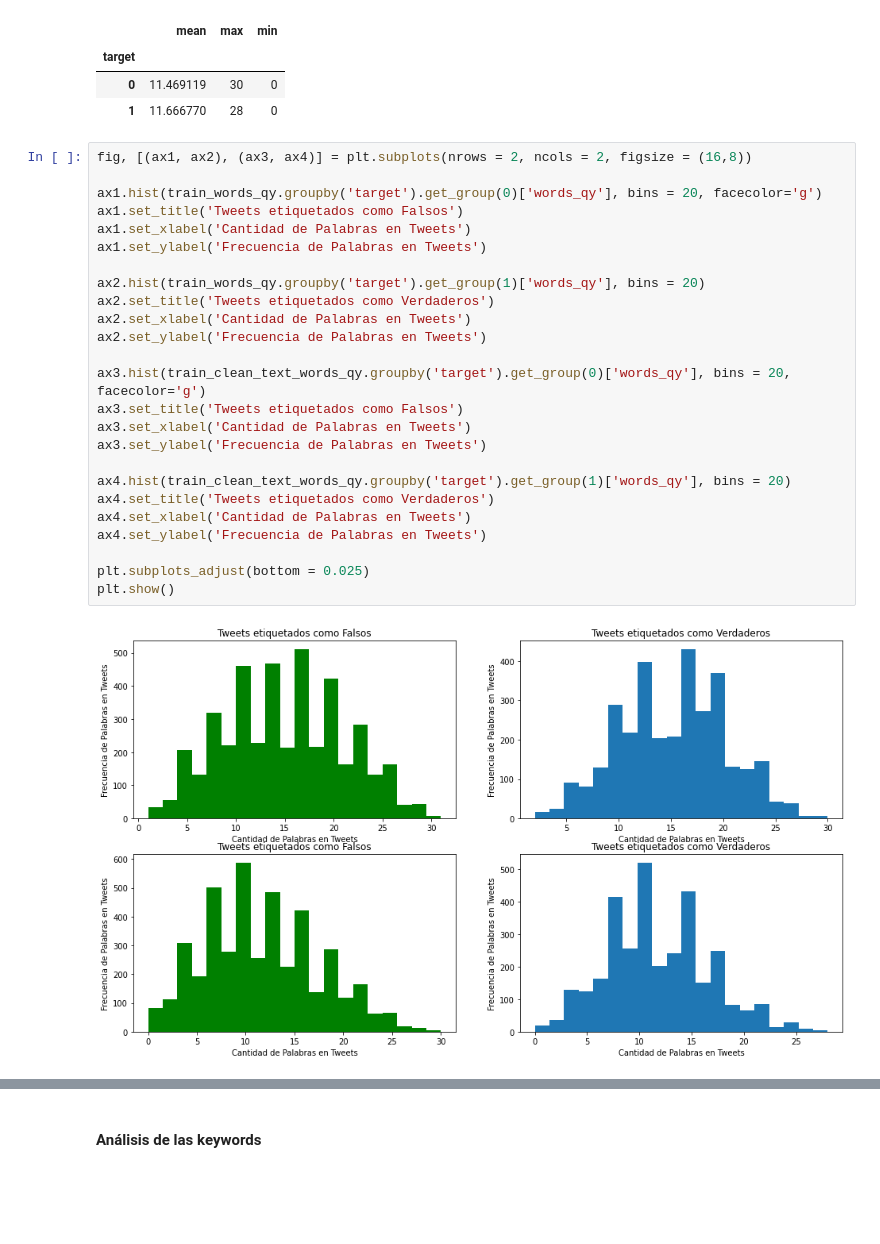
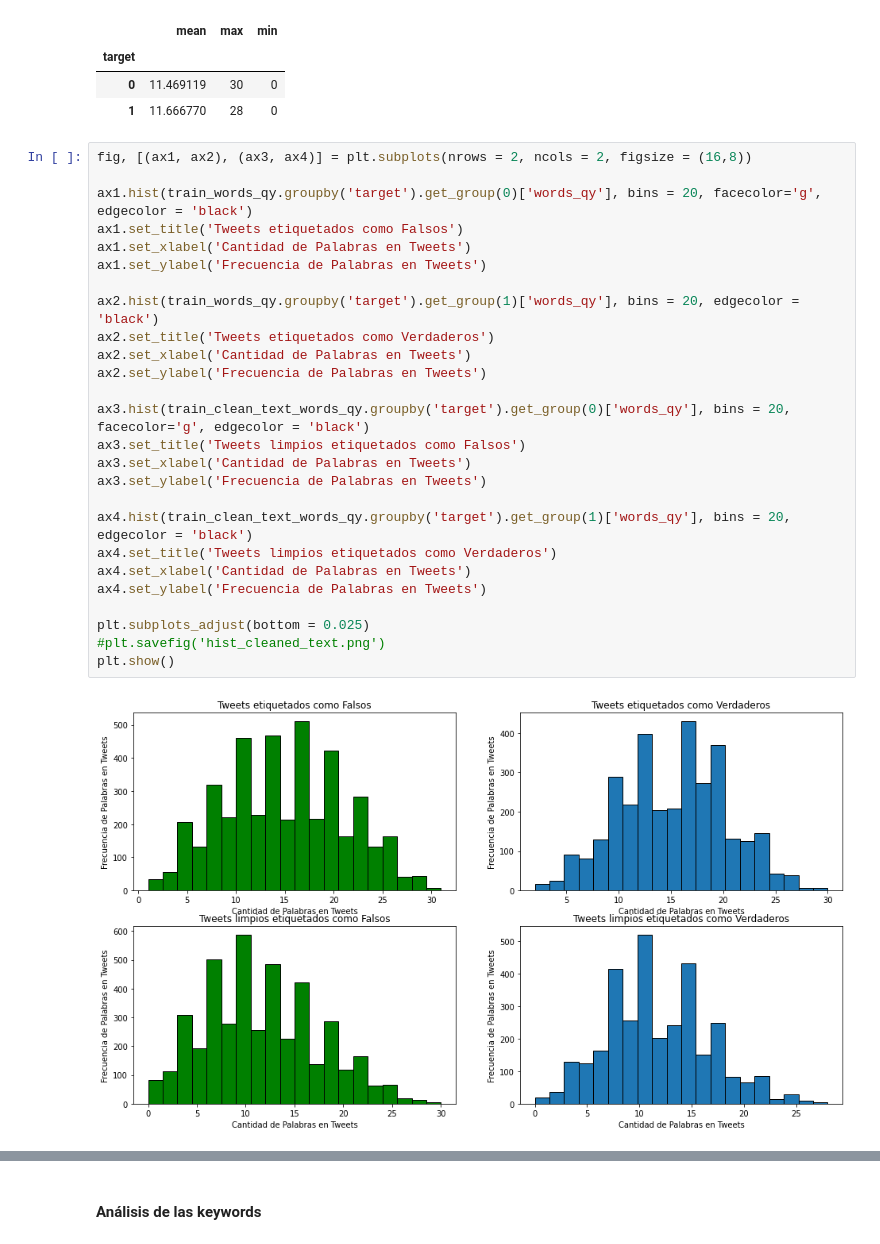
Before and after one commit to gusper01/TP1FIUBA, a Jupyter notebook: Copia_de_Copia_de_TP1_primer_analisis.ipynb, the cells around one changed output, grey strips where cells are left out. Cells and saved outputs as stored; diff of their text form; blank space fills up the shorter version.

```diff
--- a/Copia_de_Copia_de_TP1_primer_analisis.ipynb
+++ b/Copia_de_Copia_de_TP1_primer_analisis.ipynb
@@ -175,30 +181,31 @@ train_clean_text_words_qy.groupby('target')['words_qy'].agg(['mean', 'max', 'min
 # %%
 fig, [(ax1, ax2), (ax3, ax4)] = plt.subplots(nrows = 2, ncols = 2, figsize = (16,8))
 
-ax1.hist(train_words_qy.groupby('target').get_group(0)['words_qy'], bins = 20, facecolor='g')
+ax1.hist(train_words_qy.groupby('target').get_group(0)['words_qy'], bins = 20, facecolor='g', edgecolor = 'black')
 ax1.set_title('Tweets etiquetados como Falsos')
 ax1.set_xlabel('Cantidad de Palabras en Tweets')
 ax1.set_ylabel('Frecuencia de Palabras en Tweets')
 
-ax2.hist(train_words_qy.groupby('target').get_group(1)['words_qy'], bins = 20)
+ax2.hist(train_words_qy.groupby('target').get_group(1)['words_qy'], bins = 20, edgecolor = 'black')
 ax2.set_title('Tweets etiquetados como Verdaderos')
 ax2.set_xlabel('Cantidad de Palabras en Tweets')
 ax2.set_ylabel('Frecuencia de Palabras en Tweets')
 
-ax3.hist(train_clean_text_words_qy.groupby('target').get_group(0)['words_qy'], bins = 20, facecolor='g')
-ax3.set_title('Tweets etiquetados como Falsos')
+ax3.hist(train_clean_text_words_qy.groupby('target').get_group(0)['words_qy'], bins = 20, facecolor='g', edgecolor = 'black')
+ax3.set_title('Tweets limpios etiquetados como Falsos')
 ax3.set_xlabel('Cantidad de Palabras en Tweets')
 ax3.set_ylabel('Frecuencia de Palabras en Tweets')
 
-ax4.hist(train_clean_text_words_qy.groupby('target').get_group(1)['words_qy'], bins = 20)
-ax4.set_title('Tweets etiquetados como Verdaderos')
+ax4.hist(train_clean_text_words_qy.groupby('target').get_group(1)['words_qy'], bins = 20, edgecolor = 'black')
+ax4.set_title('Tweets limpios etiquetados como Verdaderos')
 ax4.set_xlabel('Cantidad de Palabras en Tweets')
 ax4.set_ylabel('Frecuencia de Palabras en Tweets')
 
 plt.subplots_adjust(bottom = 0.025)
+#plt.savefig('hist_cleaned_text.png')
 plt.show()
 # %% [output]
-[figure, old version]
+[figure, new version]
 # %%
 # Voy a darle a los datos la forma que necesito para hacer el violin plot con dos
 # categóricos: el target y si el texto fue o no limpiado
```
Also changed, not shown: parts of 8 cells of this notebook, 4 other files.
